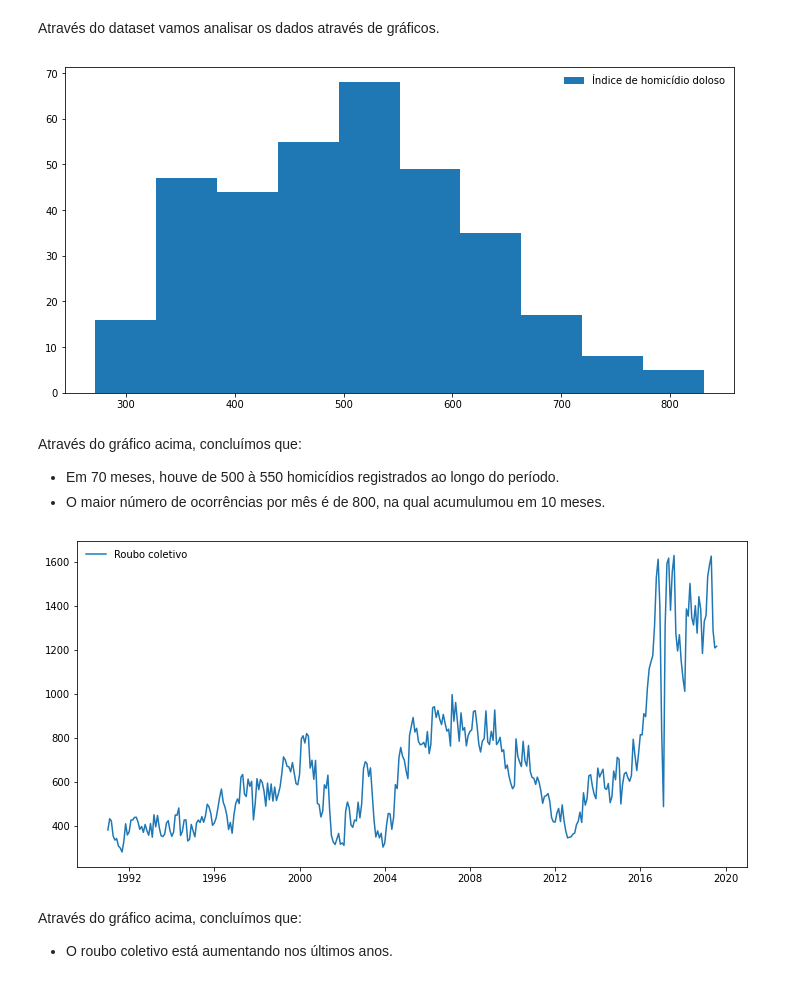
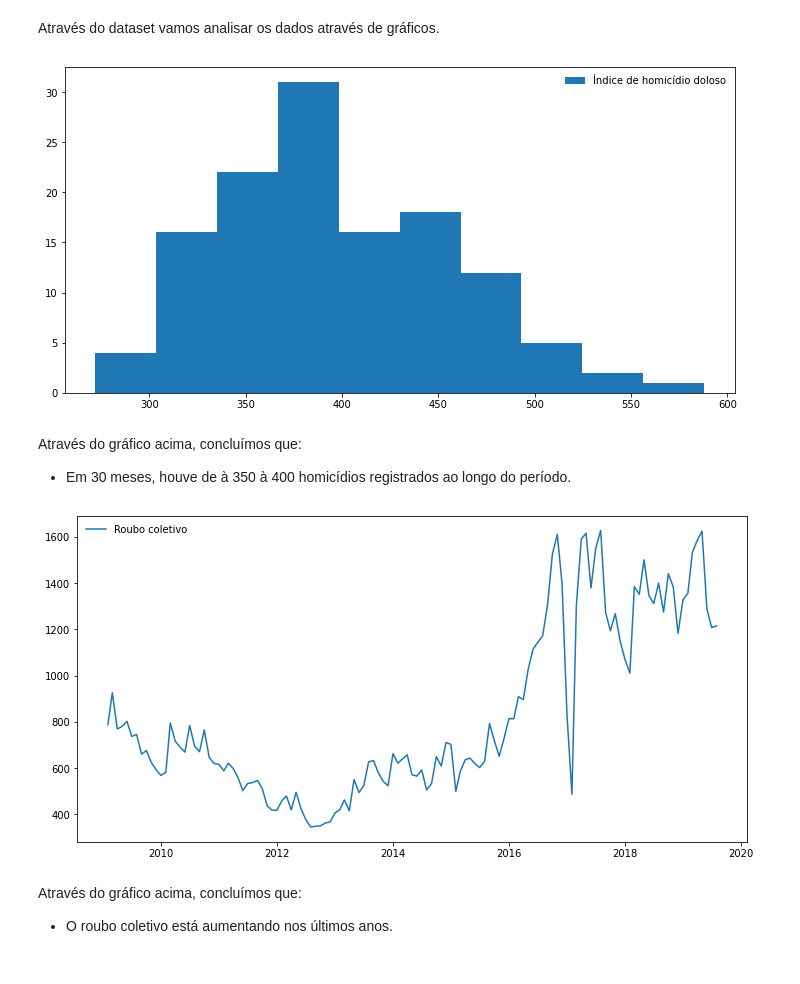
Before and after one commit to ladpedrino/Data-Science, a Jupyter notebook: Projeto_Analise_Violencia_RJ/Analisando_a_Violência_no_Rio_de_Janeiro.ipynb, the cells around one changed output. Cells and saved outputs as stored; diff of their text form; code cells hidden in the pictures.

```diff
--- a/Projeto_Analise_Violencia_RJ/Analisando_a_Violência_no_Rio_de_Janeiro.ipynb
+++ b/Projeto_Analise_Violencia_RJ/Analisando_a_Violência_no_Rio_de_Janeiro.ipynb
@@ -219,0 +229,2 @@ Após a análise do dataset e adicionar novas variáveis, o próximo passo é ex
+# %%
+df_ultima_decada = df.query('date >"2009-01-01"')
@@ -355,23 +375,22 @@ Agora, vamos identificar, qual foi o mínimo e o máximo para a variável `roubo
 Através do dataset vamos analisar os dados através de gráficos.
 # %%
 #Plotagem de gráfico de homícidio doloso
-df.hom_doloso.hist(grid= False, figsize = (12,6), label = 'Índice de homicídio doloso');
+df_ultima_decada.hom_doloso.hist(grid= False, figsize = (12,6), label = 'Índice de homicídio doloso');
 plt.legend(frameon=False);
 plt.show();
 # %% [output]
-[figure, old version]
+[figure, new version]
 # %% [markdown]
 Através do gráfico acima, concluímos que:
-* Em 70 meses, houve de 500 à 550 homicídios registrados ao longo do período.
-* O maior número de ocorrências por mês é de 800, na qual acumulumou em 10 meses.
+* Em 30 meses, houve de à 350 à 400 homicídios registrados ao longo do período.
 # %%
 #Plotagem de gráfico de roubos coletivos
 fig, ax = plt.subplots(figsize = (12,6));
-ax.plot(df['date'],df['roubo_em_coletivo'], label = 'Roubo coletivo');
+ax.plot(df_ultima_decada['date'],df_ultima_decada['roubo_em_coletivo'], label = 'Roubo coletivo');
 plt.legend(frameon=False);
 plt.show();
 # %% [output]
-[figure, old version]
+[figure, new version]
 # %% [markdown]
 Através do gráfico acima, concluímos que:
 * O roubo coletivo está aumentando nos últimos anos.
```
Also changed, not shown: parts of 29 cells of this notebook.
